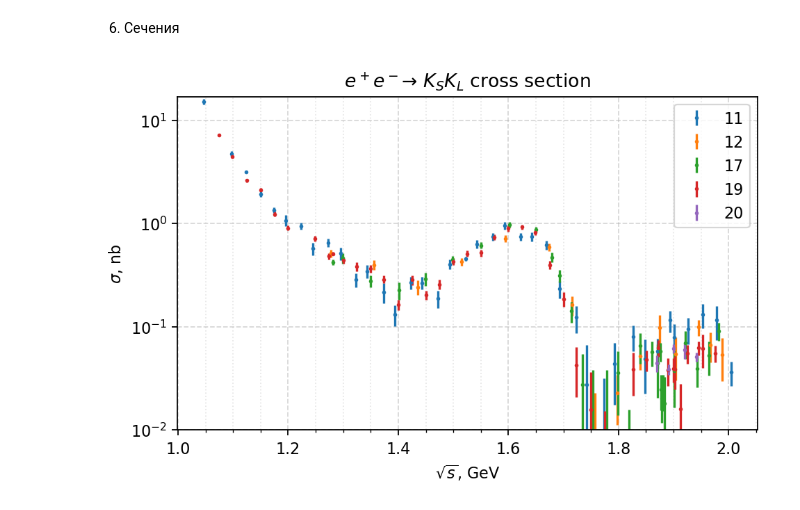
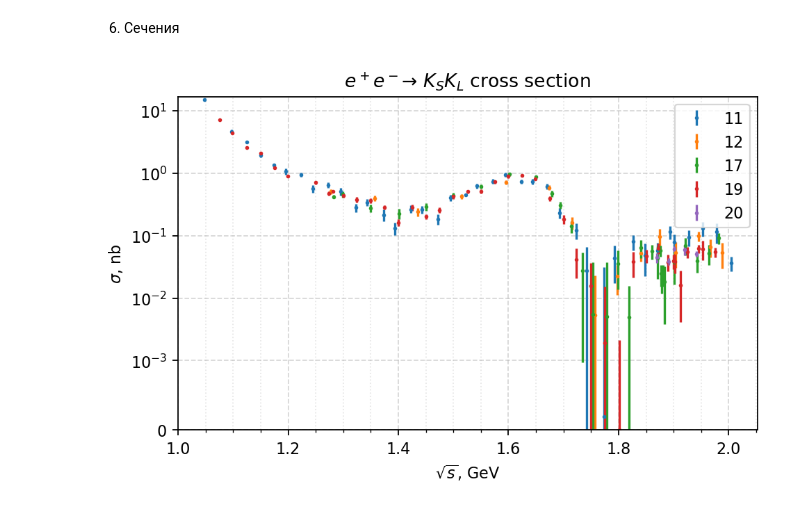
Before and after one commit to nikita-p/kskl20, a Jupyter notebook: docs/StudyReport.ipynb, the cells around one changed output. Cells and saved outputs as stored; diff of their text form; code cells hidden in the pictures.

```diff
--- a/docs/StudyReport.ipynb
+++ b/docs/StudyReport.ipynb
@@ -129,8 +145,8 @@ pys.my_style('Radiative corrections', legend=True, xtitle='$\sqrt{s}$, GeV',
 # %%
 fig, ax = plt.subplots(dpi=160)
 for cs in crosses:
     ax.errorbar(crosses[cs].emeas*2e-3, crosses[cs].cs_born, yerr=crosses[cs].cs_born_err, fmt='.', label=cs, ms=3)
-pys.my_style(title='$e^+e^- \\to \ K_SK_L$ cross section', xtitle='$\sqrt{s}$, GeV', ytitle='$\sigma$, nb', ylim=(1e-2, None), legend=True)
+pys.my_style(title='$e^+e^- \\to \ K_SK_L$ cross section', xtitle='$\sqrt{s}$, GeV', ytitle='$\sigma$, nb', ylim=(0, None), legend=True)
 ax.set_yscale('symlog', linthresh=1e-3)
 # %% [output]
-[figure, old version]
+[figure, new version]
```
Also changed, not shown: parts of 5 cells of this notebook, 8 other files.
